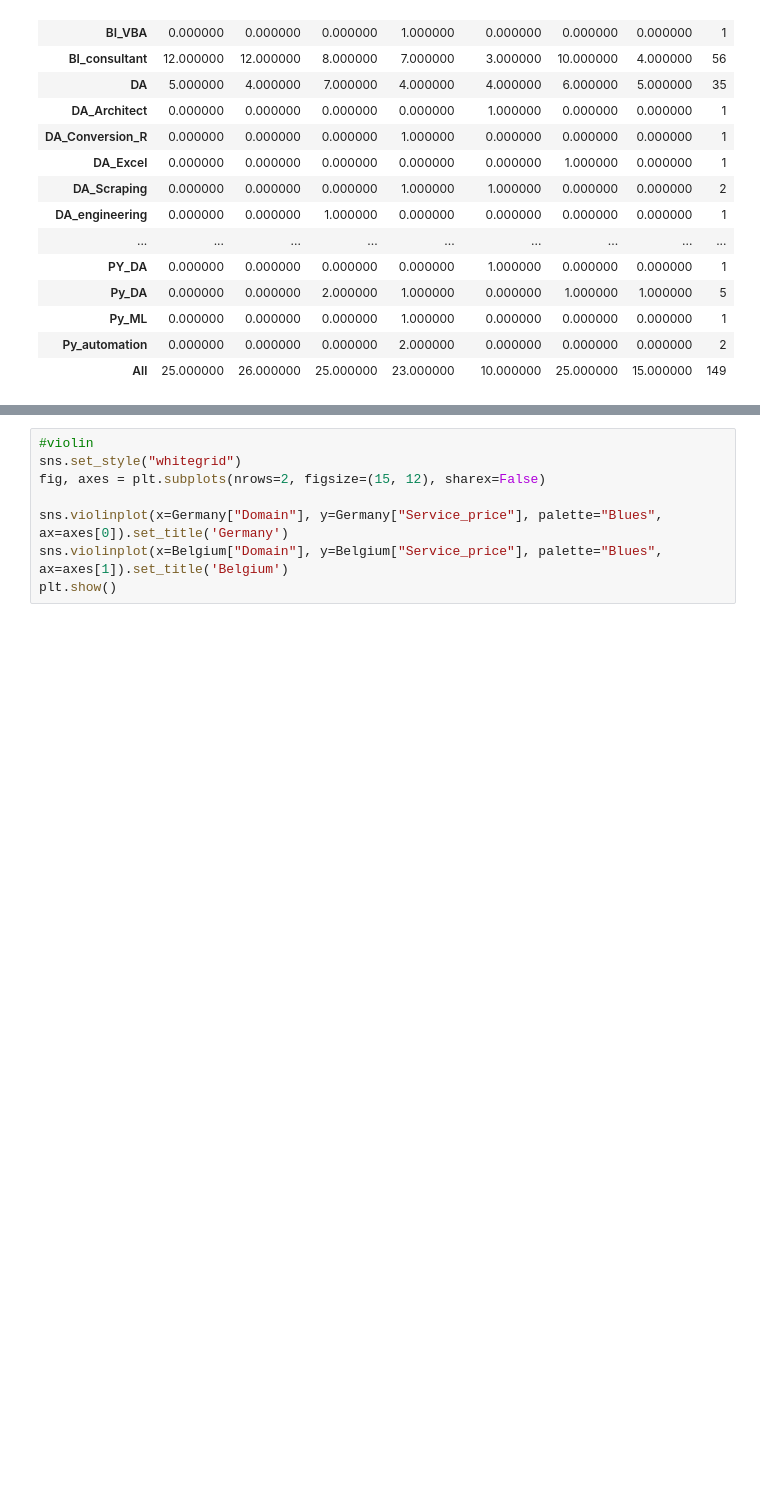
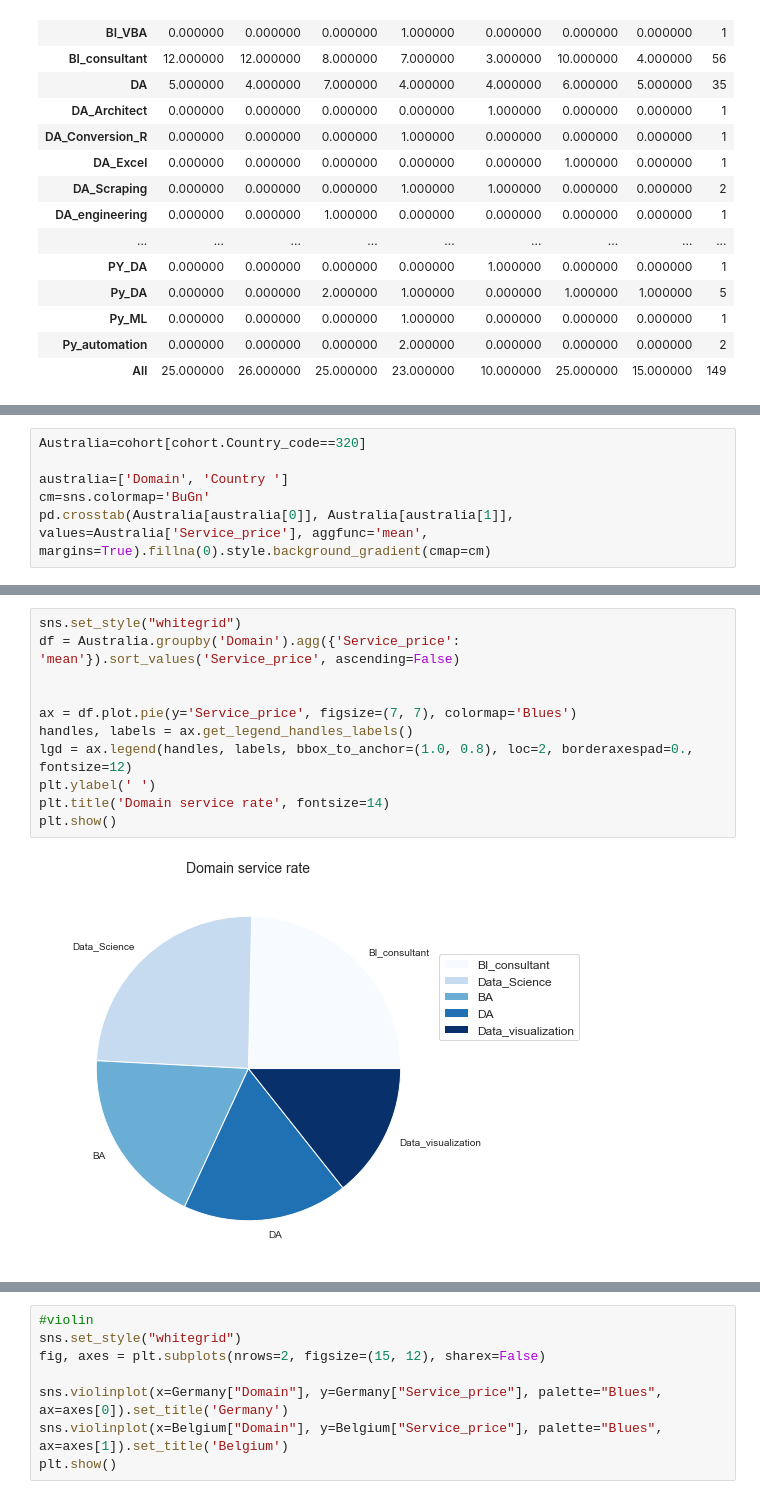
Before and after one commit to simofleanta/Data_coding_preparations, a Jupyter notebook: crosstab.ipynb, the cells around one changed output, grey strips where cells are left out. Drawn from its saved outputs; the diff is of its cells as text; blank space fills up the shorter version.

```diff
--- a/crosstab.ipynb
+++ b/crosstab.ipynb
@@ -134,0 +135,6 @@ pd.crosstab(Belgium[belgeium[0]], Belgium[belgeium[1]], values=Belgium['Service_
+# %%
+Australia=cohort[cohort.Country_code==320]
+
+australia=['Domain', 'Country ']
+cm=sns.colormap='BuGn'
+pd.crosstab(Australia[australia[0]], Australia[australia[1]], values=Australia['Service_price'], aggfunc='mean', margins=True).fillna(0).style.background_gradient(cmap=cm)
@@ -134,0 +150,13 @@ pd.crosstab(Belgium[belgeium[0]], Belgium[belgeium[1]], values=Belgium['Service_
+# %%
+sns.set_style("whitegrid")
+df = Australia.groupby('Domain').agg({'Service_price': 'mean'}).sort_values('Service_price', ascending=False)
+
+
+ax = df.plot.pie(y='Service_price', figsize=(7, 7), colormap='Blues')
+handles, labels = ax.get_legend_handles_labels()
+lgd = ax.legend(handles, labels, bbox_to_anchor=(1.0, 0.8), loc=2, borderaxespad=0., fontsize=12)
+plt.ylabel(' ')
+plt.title('Domain service rate', fontsize=14)
+plt.show()
+# %% [output]
+[figure, added]
```
Also changed, not shown: parts of 4 cells of this notebook.
